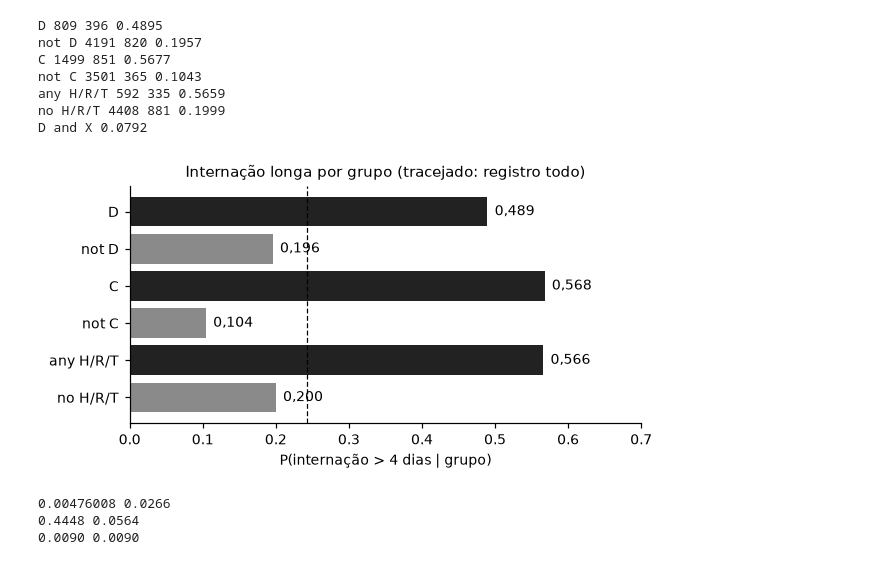
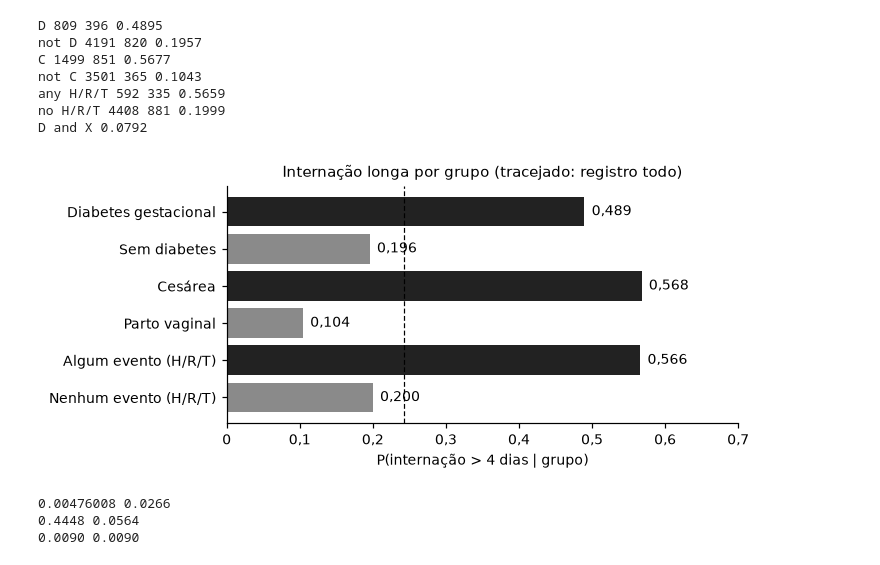
Before and after one commit to marcelosilva2604/data-science-ml-ai-in-health-volume-1, a Jupyter notebook: chapters/ch11/ch11_probabilidade_pt.ipynb, the cells around one changed output. Drawn from its saved outputs; the diff is of its cells as text; code cells hidden in the pictures.

```diff
--- a/chapters/ch11/ch11_probabilidade_pt.ipynb
+++ b/chapters/ch11/ch11_probabilidade_pt.ipynb
@@ -97,17 +98,20 @@ any H/R/T 592 335 0.5659
 no H/R/T 4408 881 0.1999
 D and X 0.0792
 # %%
-labels = [g[0] for g in groups]
+names_pt = {"D": "Diabetes gestacional", "not D": "Sem diabetes", "C": "Cesárea", "not C": "Parto vaginal",
+            "any H/R/T": "Algum evento (H/R/T)", "no H/R/T": "Nenhum evento (H/R/T)"}
+labels = [names_pt[g[0]] for g in groups]
 vals = [X[g[1]].mean() for g in groups]
 fig, ax = plt.subplots(figsize=(6, 2.8))
 bars = ax.barh(labels[::-1], vals[::-1], color=[MUTED, INK] * 3)
 ax.axvline(X.mean(), color="black", lw=0.8, ls=(0, (4, 2)))
 for b, v in zip(bars, vals[::-1]):
     ax.text(v + 0.01, b.get_y() + b.get_height() / 2, f"{v:.3f}".replace(".", ","), va="center")
+ax.xaxis.set_major_formatter(__import__("matplotlib.ticker", fromlist=["FuncFormatter"]).FuncFormatter(lambda v, _: f"{v:g}".replace(".", ",")))
 ax.set(xlim=(0, 0.7), xlabel="P(internação > 4 dias | grupo)", title="Internação longa por grupo (tracejado: registro todo)")
 plt.show()
 # %% [output]
-[figure, old version]
+[figure, new version]
 # %%
 print(f"{H.mean() * R.mean():.8f}", f"{(H & R).mean():.4f}")
 print(f"{R[H].mean():.4f}", f"{R[~H].mean():.4f}")
```
Also changed, not shown: parts of 10 cells of this notebook, 7 other files.
